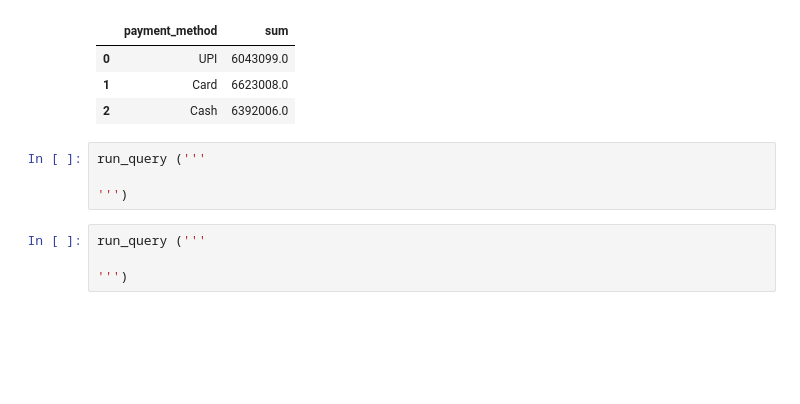
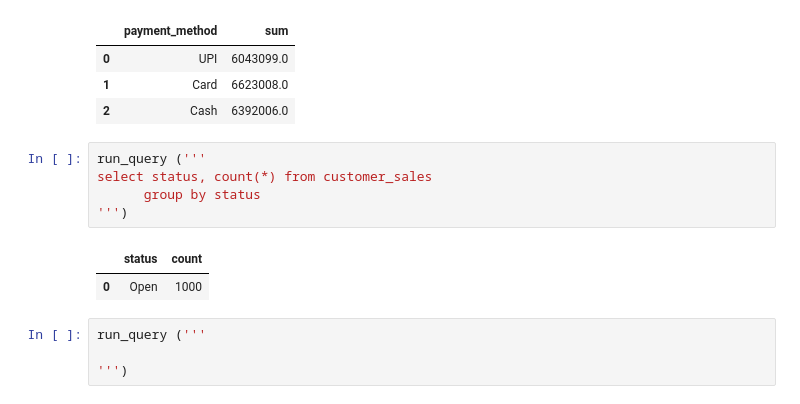
Before and after one commit to bharathi3042003/Sales_Intelligence_Hub, a Jupyter notebook: Sales_Management.ipynb, the cells around one changed output. Drawn from its saved outputs; the diff is of its cells as text; blank space fills up the shorter version.

```diff
--- a/Sales_Management.ipynb
+++ b/Sales_Management.ipynb
@@ -499,11 +493,15 @@ GROUP BY payment_method;
 | 0 | UPI | 6043099.0 |
 | 1 | Card | 6623008.0 |
 | 2 | Cash | 6392006.0 |
+# %%
+run_query ('''
+select status, count(*) from customer_sales
+      group by status
+''')
+# %% [output]
+|  | status | count |
+| 0 | Open | 1000 |
 # %%
 run_query ('''
 
 ''')
-# %%
-run_query ('''
-
-''')
```
Also changed, not shown: parts of 7 cells of this notebook, 6 other files.
